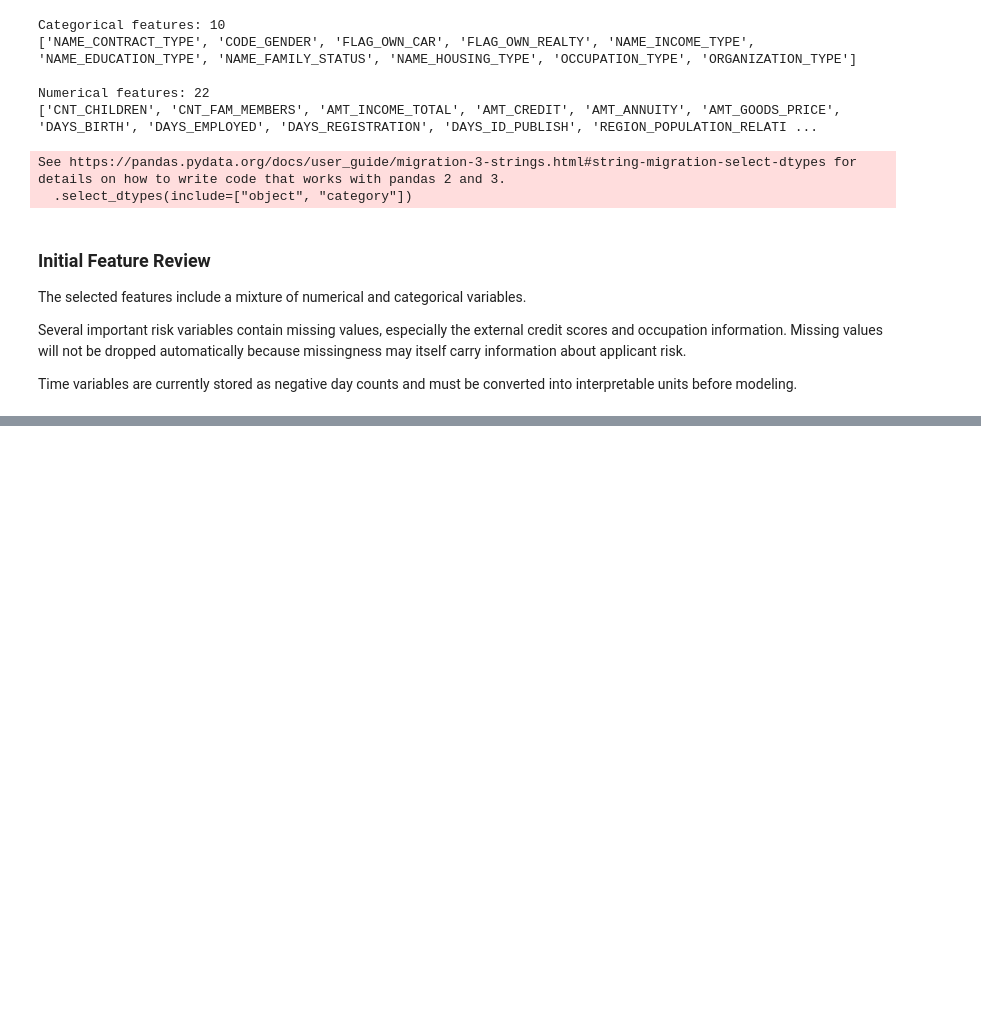
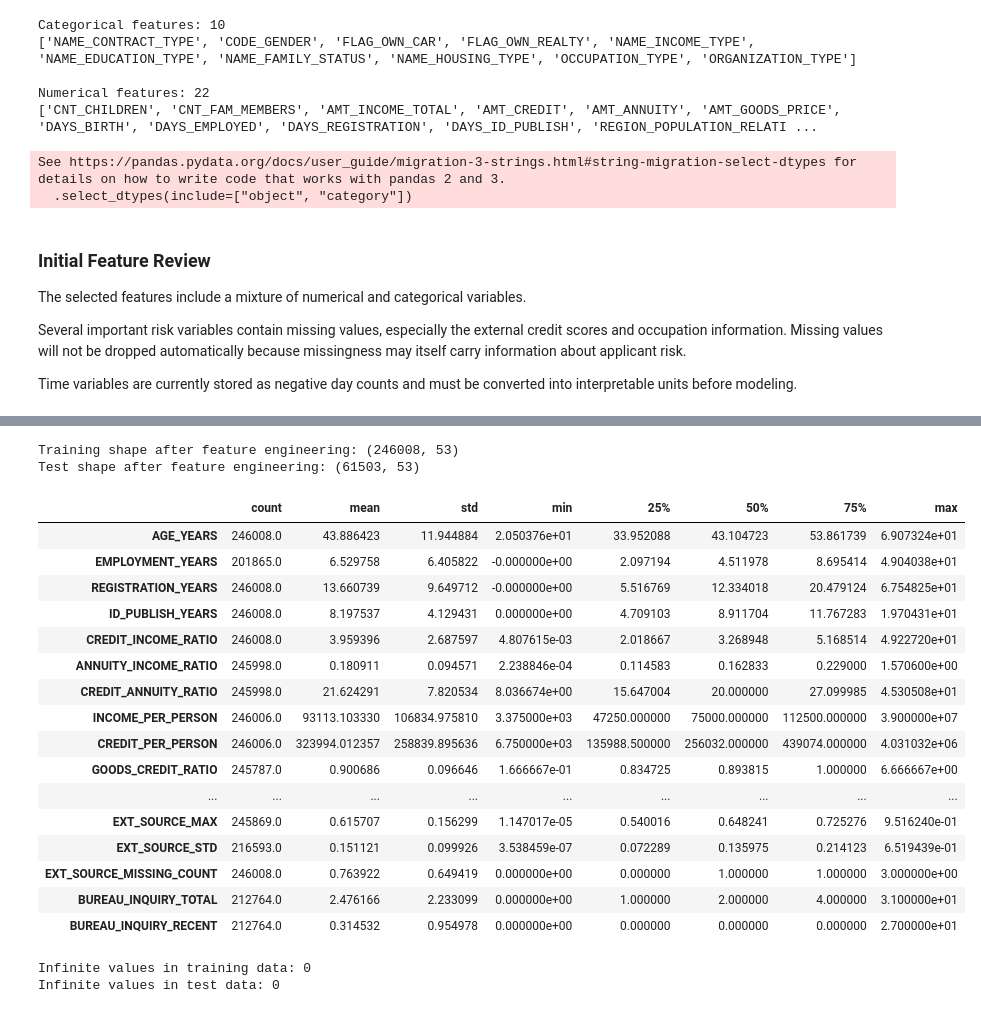
Before and after one commit to Yasminehuo/credit-risk-decisioning, a Jupyter notebook: notebooks/04_feature_engineering.ipynb, the cells around one changed output, grey strips where cells are left out. Saved outputs shown, nothing was run; the diff lists cells and outputs as text; code cells hidden in the pictures; blank space fills up the shorter version.

```diff
--- a/notebooks/04_feature_engineering.ipynb
+++ b/notebooks/04_feature_engineering.ipynb
@@ -319,0 +374,14 @@ Time variables are currently stored as negative day counts and must be converted
+# %%
+def safe_divide(
+    numerator: pd.Series,
+    denominator: pd.Series
+) -> pd.Series:
+    """
+    Divide two pandas Series while safely handling
+    zero and missing denominators.
+    """
+    denominator_clean = denominator.replace(0, np.nan)
+
+    result = numerator / denominator_clean
+
+    return result.replace([np.inf, -np.inf], np.nan)
@@ -319,0 +559,66 @@ Time variables are currently stored as negative day counts and must be converted
+# %%
+X_train_fe = create_domain_features(X_train_fe)
+X_test_fe = create_domain_features(X_test_fe)
+
+print("Training shape after feature engineering:", X_train_fe.shape)
+print("Test shape after feature engineering:", X_test_fe.shape)
+# %% [output]
+Training shape after feature engineering: (246008, 53)
+Test shape after feature engineering: (61503, 53)
+# %%
+engineered_features = [
+    "AGE_YEARS",
+    "EMPLOYMENT_YEARS",
+    "REGISTRATION_YEARS",
+    "ID_PUBLISH_YEARS",
+    "CREDIT_INCOME_RATIO",
+    "ANNUITY_INCOME_RATIO",
+    "CREDIT_ANNUITY_RATIO",
+    "INCOME_PER_PERSON",
+    "CREDIT_PER_PERSON",
+    "GOODS_CREDIT_RATIO",
+    "CREDIT_GOODS_DIFFERENCE",
+    "ANNUITY_GOODS_RATIO",
+    "EMPLOYMENT_AGE_RATIO",
+    "EXT_SOURCE_MEAN",
+    "EXT_SOURCE_MIN",
+    "EXT_SOURCE_MAX",
+    "EXT_SOURCE_STD",
+    "EXT_SOURCE_MISSING_COUNT",
+    "BUREAU_INQUIRY_TOTAL",
+    "BUREAU_INQUIRY_RECENT",
+]
+# %%
+X_train_fe[engineered_features].describe().T
+# %% [output]
+|  | count | mean | std | min | 25% | 50% | 75% | max |
+| AGE_YEARS | 246008.0 | 43.886423 | 11.944884 | 2.050376e+01 | 33.952088 | 43.104723 | 53.861739 | 6.907324e+01 |
+| EMPLOYMENT_YEARS | 201865.0 | 6.529758 | 6.405822 | -0.000000e+00 | 2.097194 | 4.511978 | 8.695414 | 4.904038e+01 |
+| REGISTRATION_YEARS | 246008.0 | 13.660739 | 9.649712 | -0.000000e+00 | 5.516769 | 12.334018 | 20.479124 | 6.754825e+01 |
+| ID_PUBLISH_YEARS | 246008.0 | 8.197537 | 4.129431 | 0.000000e+00 | 4.709103 | 8.911704 | 11.767283 | 1.970431e+01 |
+| CREDIT_INCOME_RATIO | 246008.0 | 3.959396 | 2.687597 | 4.807615e-03 | 2.018667 | 3.268948 | 5.168514 | 4.922720e+01 |
+| ANNUITY_INCOME_RATIO | 245998.0 | 0.180911 | 0.094571 | 2.238846e-04 | 0.114583 | 0.162833 | 0.229000 | 1.570600e+00 |
+| CREDIT_ANNUITY_RATIO | 245998.0 | 21.624291 | 7.820534 | 8.036674e+00 | 15.647004 | 20.000000 | 27.099985 | 4.530508e+01 |
+| INCOME_PER_PERSON | 246006.0 | 93113.103330 | 106834.975810 | 3.375000e+03 | 47250.000000 | 75000.000000 | 112500.000000 | 3.900000e+07 |
+| CREDIT_PER_PERSON | 246006.0 | 323994.012357 | 258839.895636 | 6.750000e+03 | 135988.500000 | 256032.000000 | 439074.000000 | 4.031032e+06 |
+| GOODS_CREDIT_RATIO | 245787.0 | 0.900686 | 0.096646 | 1.666667e-01 | 0.834725 | 0.893815 | 1.000000 | 6.666667e+00 |
+| ... | ... | ... | ... | ... | ... | ... | ... | ... |
+| EXT_SOURCE_MAX | 245869.0 | 0.615707 | 0.156299 | 1.147017e-05 | 0.540016 | 0.648241 | 0.725276 | 9.516240e-01 |
+| EXT_SOURCE_STD | 216593.0 | 0.151121 | 0.099926 | 3.538459e-07 | 0.072289 | 0.135975 | 0.214123 | 6.519439e-01 |
+| EXT_SOURCE_MISSING_COUNT | 246008.0 | 0.763922 | 0.649419 | 0.000000e+00 | 0.000000 | 1.000000 | 1.000000 | 3.000000e+00 |
+| BUREAU_INQUIRY_TOTAL | 212764.0 | 2.476166 | 2.233099 | 0.000000e+00 | 1.000000 | 2.000000 | 4.000000 | 3.100000e+01 |
+| BUREAU_INQUIRY_RECENT | 212764.0 | 0.314532 | 0.954978 | 0.000000e+00 | 0.000000 | 0.000000 | 0.000000 | 2.700000e+01 |
+# %%
+train_infinite_count = np.isinf(
+    X_train_fe.select_dtypes(include="number")
+).sum().sum()
+
+test_infinite_count = np.isinf(
+    X_test_fe.select_dtypes(include="number")
+).sum().sum()
+
+print("Infinite values in training data:", train_infinite_count)
+print("Infinite values in test data:", test_infinite_count)
+# %% [output]
+Infinite values in training data: 0
+Infinite values in test data: 0
```
Also changed, not shown: parts of 48 cells of this notebook.
